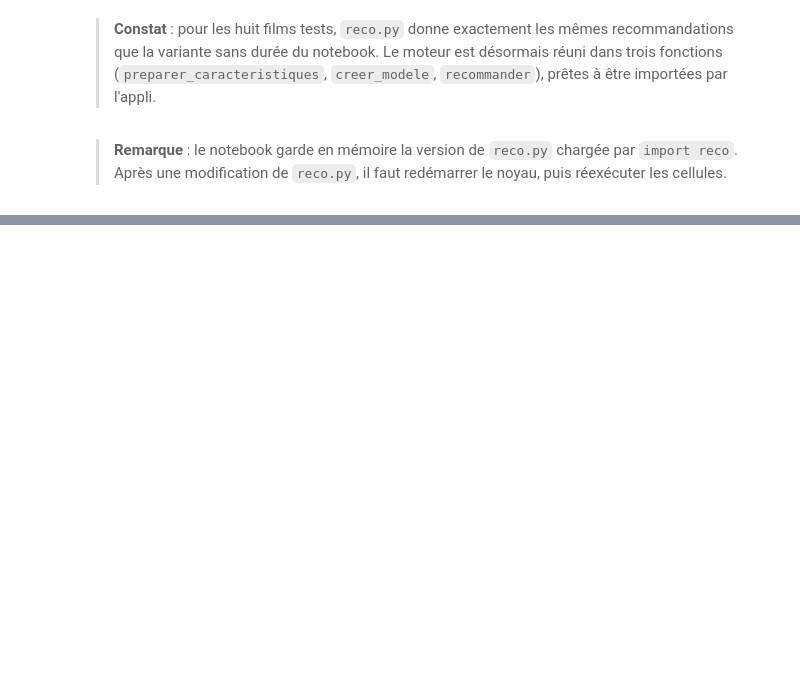
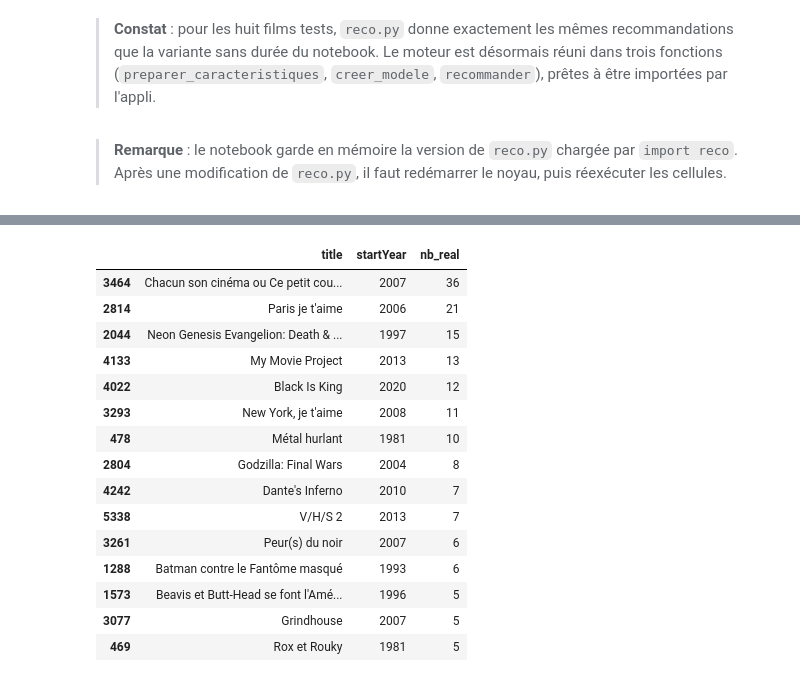
Before and after one commit to noah-mathieu-data/projet2-cinema, a Jupyter notebook: notebooks/moteur_recommandation.ipynb, the cells around one changed output, grey strips where cells are left out. Drawn from its saved outputs; the diff is of its cells as text; code cells hidden in the pictures; blank space fills up the shorter version.

```diff
--- a/notebooks/moteur_recommandation.ipynb
+++ b/notebooks/moteur_recommandation.ipynb
@@ -1975,0 +1980,3 @@ Mission Cléopâtre : True
+# %%
+crew = pd.read_csv("https://datasets.imdbws.com/title.crew.tsv.gz",
+                   sep="\t", na_values="\\N")
@@ -1975,0 +1998,5 @@ Mission Cléopâtre : True
+# %%
+realisateurs = films[["tconst"]].merge(crew[["tconst", "directors"]], on="tconst", how="left")
+print(realisateurs.shape)
+print(realisateurs["directors"].isna().sum())
+realisateurs.head()
@@ -1975,0 +2014,3 @@ Mission Cléopâtre : True
+# %%
+nb_real = realisateurs["directors"].str.split(",").str.len()
+nb_real.value_counts()
@@ -1975,0 +2050,21 @@ Mission Cléopâtre : True
+# %%
+plusieurs = films[["title", "startYear"]].copy()
+plusieurs["nb_real"] = nb_real
+plusieurs.sort_values("nb_real", ascending=False).head(15)
+# %% [output]
+|  | title | startYear | nb_real |
+| 3464 | Chacun son cinéma ou Ce petit cou... | 2007 | 36 |
+| 2814 | Paris je t'aime | 2006 | 21 |
+| 2044 | Neon Genesis Evangelion: Death & ... | 1997 | 15 |
+| 4133 | My Movie Project | 2013 | 13 |
+| 4022 | Black Is King | 2020 | 12 |
+| 3293 | New York, je t'aime | 2008 | 11 |
+| 478 | Métal hurlant | 1981 | 10 |
+| 2804 | Godzilla: Final Wars | 2004 | 8 |
+| 4242 | Dante's Inferno | 2010 | 7 |
+| 5338 | V/H/S 2 | 2013 | 7 |
+| 3261 | Peur(s) du noir | 2007 | 6 |
+| 1288 | Batman contre le Fantôme masqué | 1993 | 6 |
+| 1573 | Beavis et Butt-Head se font l'Amé... | 1996 | 5 |
+| 3077 | Grindhouse | 2007 | 5 |
+| 469 | Rox et Rouky | 1981 | 5 |
```
Also changed, not shown: parts of 96 cells of this notebook.
